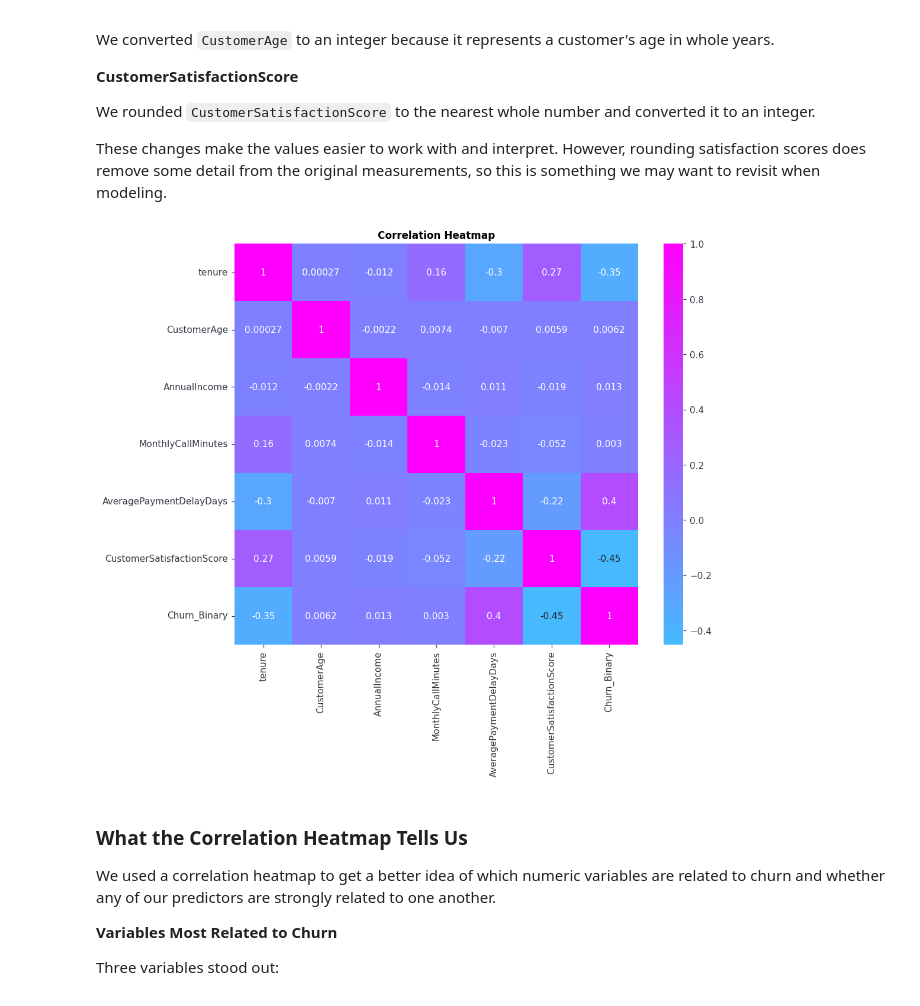
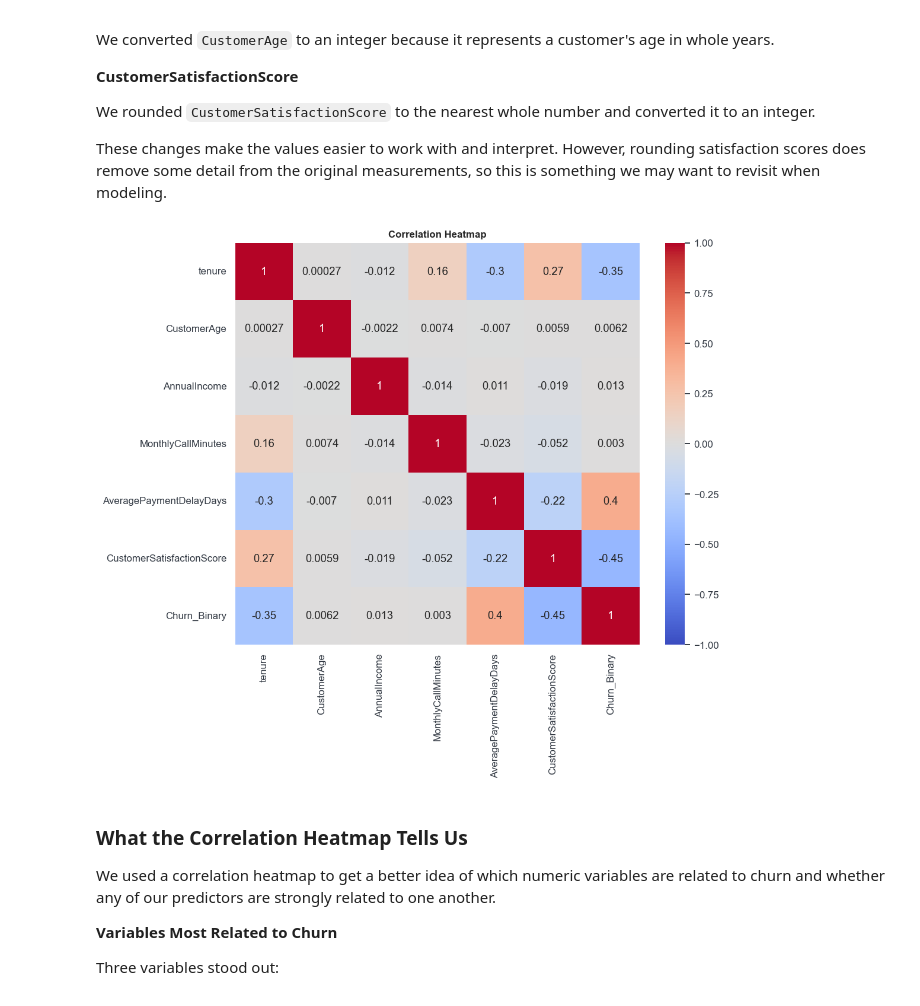
Before and after one commit to pondnatalie/Churn_Project_Tellecommunications, a Jupyter notebook: Churn_Project.ipynb, the cells around one changed output. Saved outputs shown, nothing was run; the diff lists cells and outputs as text; code cells hidden in the pictures.

```diff
--- a/Churn_Project.ipynb
+++ b/Churn_Project.ipynb
@@ -39,6 +103,6 @@ import pandas as pd
 # %%
 ## Creating a copy of our dataset
-raw = pd.read_csv("Churn_class_project.csv")
+raw = pd.read_csv("data/Churn_class_project.csv")
 df = raw.copy()
 # %% [markdown]
 # Inspection
@@ -1168,16 +1218,14 @@ We rounded `CustomerSatisfactionScore` to the nearest whole number and converted
 These changes make the values easier to work with and interpret. However, rounding satisfaction scores does remove some detail from the original measurements, so this is something we may want to revisit when modeling.
 # %%
 # correlation heatmap for numeric columns
-
-import matplotlib.pyplot as plt
 correlation_matrix = df.corr(numeric_only=True)
 
 plt.figure(figsize=(10, 8))
-sns.heatmap(correlation_matrix, annot=True, cmap='cool', center=0)
+sns.heatmap(correlation_matrix, annot=True, cmap='coolwarm', center=0, vmin=-1, vmax=1)
 plt.title('Correlation Heatmap')
 plt.show()
 # %% [output]
-[figure, old version]
+[figure, new version]
 # %% [markdown]
 
 ### What the Correlation Heatmap Tells Us
```
Also changed, not shown: parts of 41 cells of this notebook, 8 other files.
